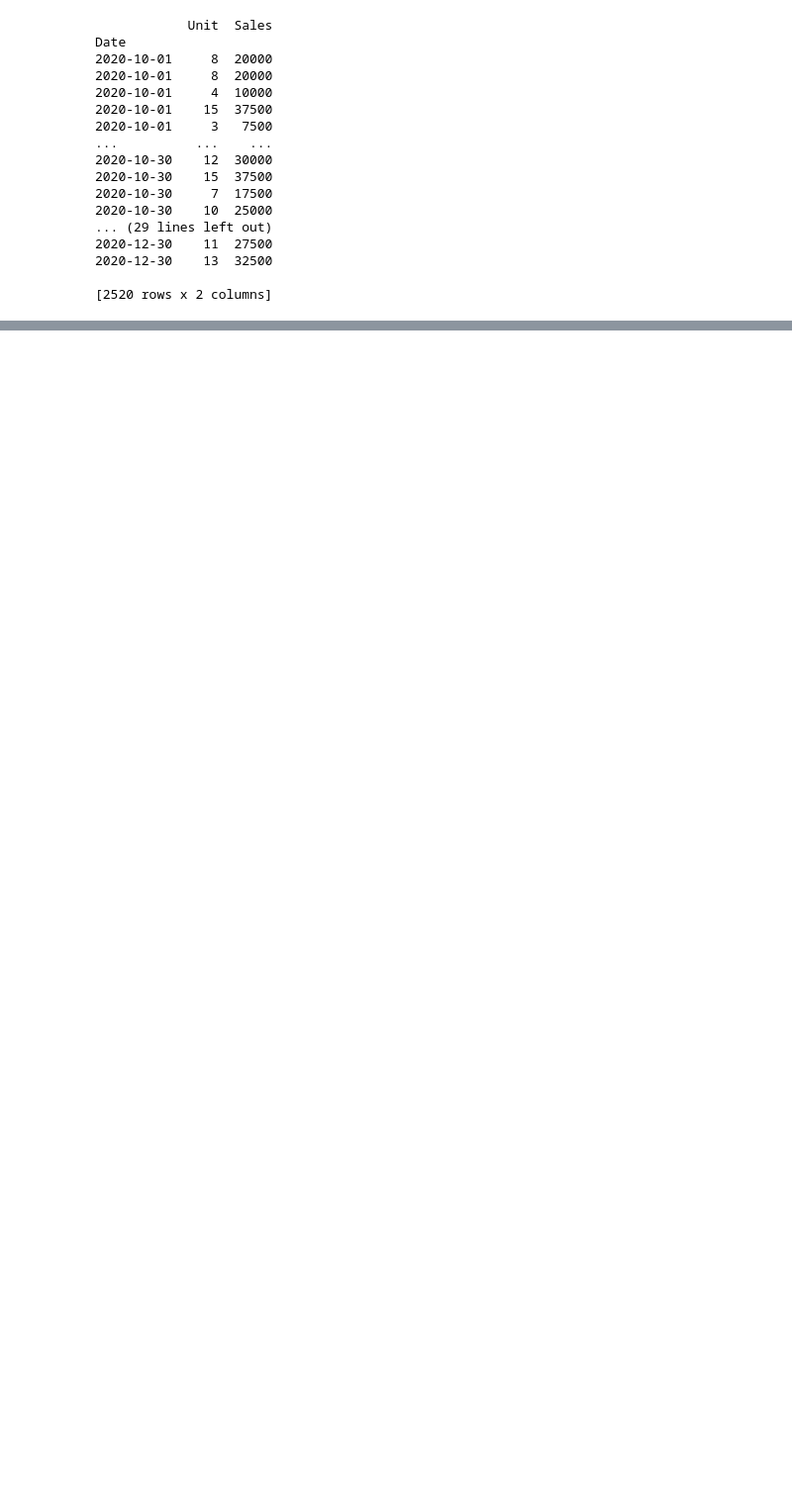
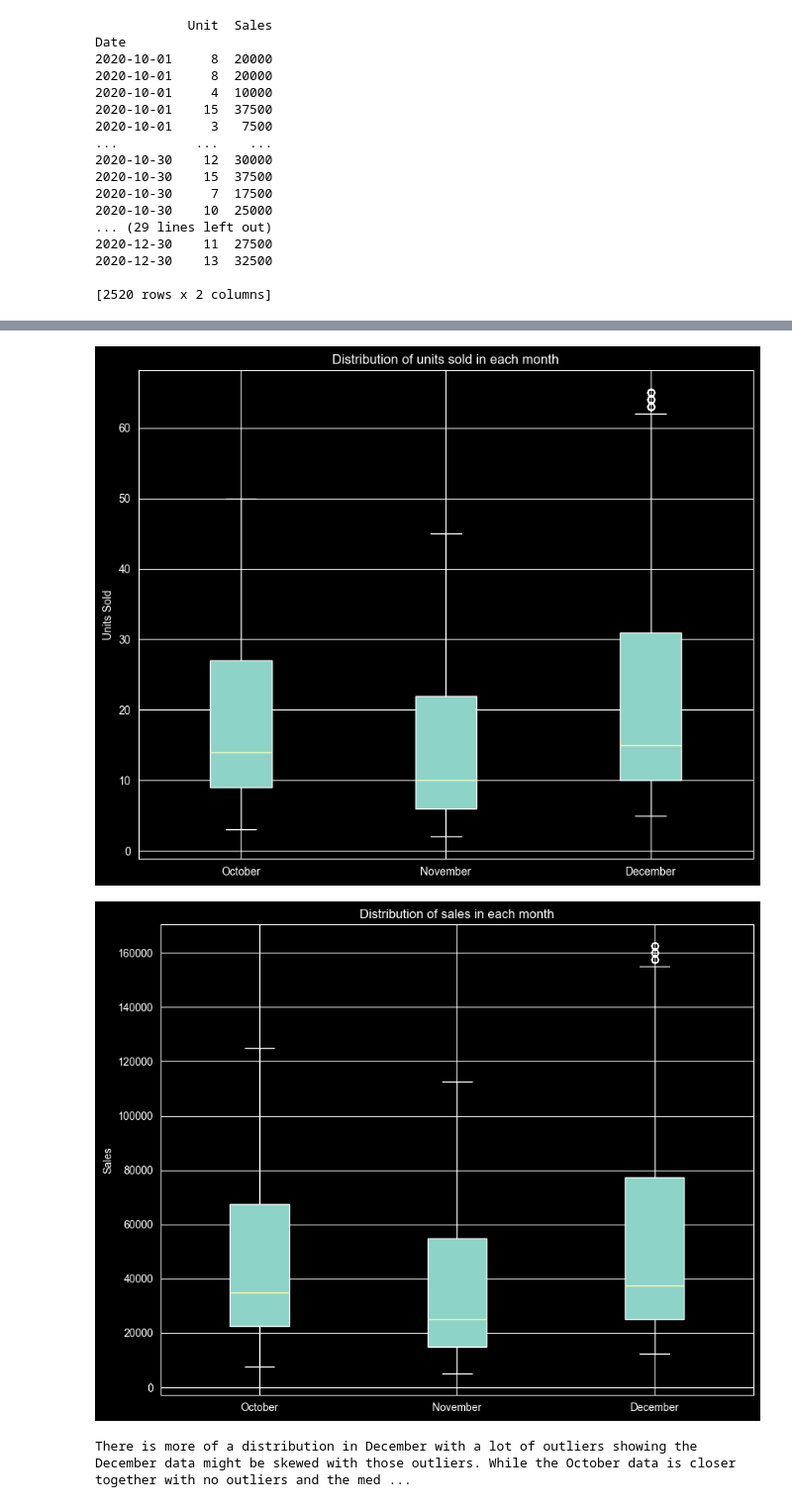
Before and after one commit to GrantGladden2/clothing_sales, a Jupyter notebook: notebooks/explore_data.ipynb, the cells around one changed output, grey strips where cells are left out. Shown at 99% size. Saved outputs shown, nothing was run; the diff lists cells and outputs as text; code cells hidden in the pictures; blank space fills up the shorter version.

Commit message:
Analyze the distribution of data

```diff
--- a/notebooks/explore_data.ipynb
+++ b/notebooks/explore_data.ipynb
@@ -144,0 +173,30 @@ print(df_dec.describe())
+# %%
+# 6. Analyze Unit Data
+# Unit Analysis
+# You will use boxplots to visualize the distribution of units sold for each month.
+units_df = [df_oct['Unit'].values, df_nov['Unit'].values, df_dec['Unit'].values]
+plt.figure(figsize=(10, 8), dpi=100)
+plt.boxplot(units_df, tick_labels=['October', 'November', 'December'], patch_artist=True)
+plt.ylabel('Units Sold')
+plt.title("Distribution of units sold in each month")
+plt.show()
+
+
+# Sales Analysis
+# You will explore the distribution of sales revenue for each month.
+sales_df = [df_oct['Sales'].values, df_nov['Sales'].values, df_dec['Sales'].values]
+plt.figure(figsize=(10, 8), dpi=100)
+plt.boxplot(sales_df, tick_labels=['October', 'November', 'December'], patch_artist=True)
+plt.ylabel('Sales')
+plt.title("Distribution of sales in each month")
+plt.show()
+
+
+# Insights
+print('There is more of a distribution in December with a lot of outliers showing the December '
+      'data might be skewed with those outliers. While the October data is closer together with no outliers and the medians'
+      ' of December and October are very close to each other.')
+# %% [output]
+[figure, added]
+[figure, added]
+There is more of a distribution in December with a lot of outliers showing the December data might be skewed with those outliers. While the October data is closer together with no outliers and the med ...
```
Also changed, not shown: parts of 3 cells of this notebook, 1 other file.
